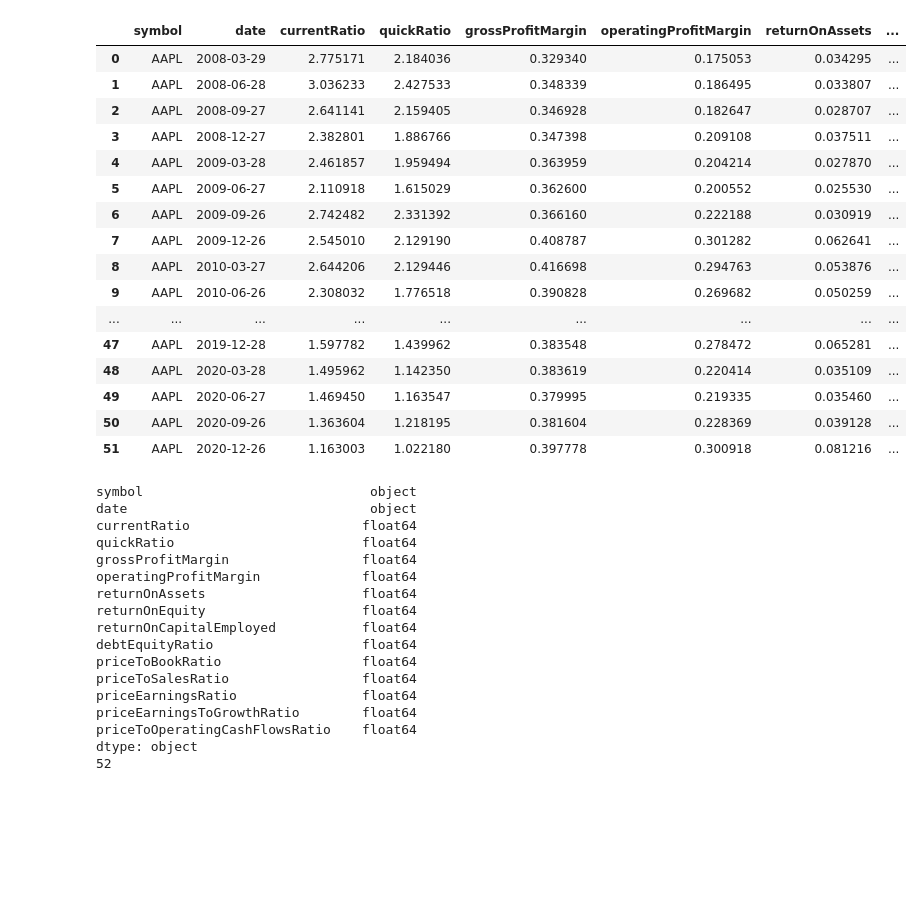
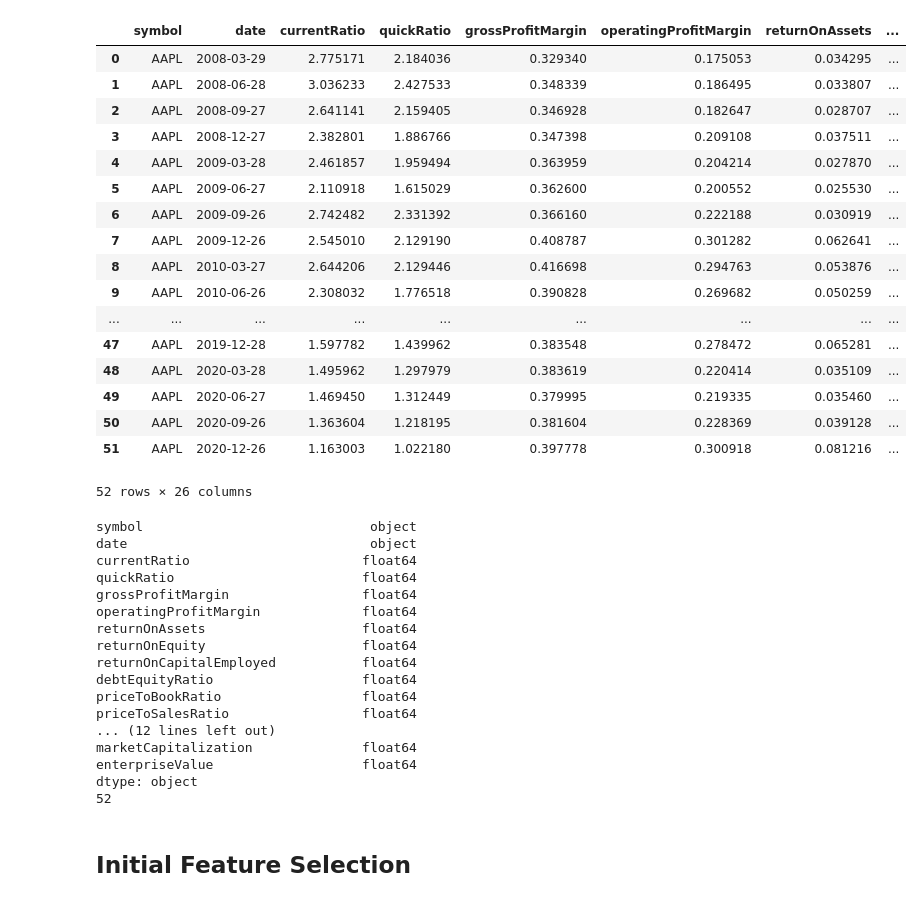
Before and after one commit to CDP99/CS-4641-Group-26, a Jupyter notebook: touchpoint2.ipynb, the cells around one changed output. Drawn from its saved outputs; the diff is of its cells as text; code cells hidden in the pictures; blank space fills up the shorter version.

```diff
--- a/touchpoint2.ipynb
+++ b/touchpoint2.ipynb
@@ -5,57 +8,60 @@ import numpy as np
 import pandas as pd
 
 from sklearn.decomposition import PCA, FastICA
-from sklearn.preprocessing import StandardScaler, scale
+from sklearn.preprocessing import StandardScaler, scale, MinMaxScaler
 from sklearn.linear_model import LinearRegression
 from sklearn.model_selection import KFold, cross_val_score
 
 import statsmodels.tsa.api as tsa
 from scipy.stats import probplot, moment
 
 import matplotlib.pyplot as plt
 import seaborn as sns
 
 from api_keys import fmp_api_key as api_key
 from API import API
 
 api = API(api_key, period='quarter', limit=52)
-res = api.getRatios("AAPL")
+res = api.getSamples("AAPL")
 
 display(res)
 print(res.dtypes)
 print(len(res))
 # %% [output]
 |  | symbol | date | currentRatio | quickRatio | grossProfitMargin | operatingProfitMargin | returnOnAssets | ... |
 | 0 | AAPL | 2008-03-29 | 2.775171 | 2.184036 | 0.329340 | 0.175053 | 0.034295 | ... |
 | 1 | AAPL | 2008-06-28 | 3.036233 | 2.427533 | 0.348339 | 0.186495 | 0.033807 | ... |
 | 2 | AAPL | 2008-09-27 | 2.641141 | 2.159405 | 0.346928 | 0.182647 | 0.028707 | ... |
 | 3 | AAPL | 2008-12-27 | 2.382801 | 1.886766 | 0.347398 | 0.209108 | 0.037511 | ... |
 | 4 | AAPL | 2009-03-28 | 2.461857 | 1.959494 | 0.363959 | 0.204214 | 0.027870 | ... |
 | 5 | AAPL | 2009-06-27 | 2.110918 | 1.615029 | 0.362600 | 0.200552 | 0.025530 | ... |
 | 6 | AAPL | 2009-09-26 | 2.742482 | 2.331392 | 0.366160 | 0.222188 | 0.030919 | ... |
 | 7 | AAPL | 2009-12-26 | 2.545010 | 2.129190 | 0.408787 | 0.301282 | 0.062641 | ... |
 | 8 | AAPL | 2010-03-27 | 2.644206 | 2.129446 | 0.416698 | 0.294763 | 0.053876 | ... |
 | 9 | AAPL | 2010-06-26 | 2.308032 | 1.776518 | 0.390828 | 0.269682 | 0.050259 | ... |
 | ... | ... | ... | ... | ... | ... | ... | ... | ... |
 | 47 | AAPL | 2019-12-28 | 1.597782 | 1.439962 | 0.383548 | 0.278472 | 0.065281 | ... |
-| 48 | AAPL | 2020-03-28 | 1.495962 | 1.142350 | 0.383619 | 0.220414 | 0.035109 | ... |
-| 49 | AAPL | 2020-06-27 | 1.469450 | 1.163547 | 0.379995 | 0.219335 | 0.035460 | ... |
+| 48 | AAPL | 2020-03-28 | 1.495962 | 1.297979 | 0.383619 | 0.220414 | 0.035109 | ... |
+| 49 | AAPL | 2020-06-27 | 1.469450 | 1.312449 | 0.379995 | 0.219335 | 0.035460 | ... |
 | 50 | AAPL | 2020-09-26 | 1.363604 | 1.218195 | 0.381604 | 0.228369 | 0.039128 | ... |
 | 51 | AAPL | 2020-12-26 | 1.163003 | 1.022180 | 0.397778 | 0.300918 | 0.081216 | ... |
-symbol                             object
-date                               object
-currentRatio                      float64
-quickRatio                        float64
-grossProfitMargin                 float64
-operatingProfitMargin             float64
-returnOnAssets                    float64
-returnOnEquity                    float64
-returnOnCapitalEmployed           float64
-debtEquityRatio                   float64
-priceToBookRatio                  float64
-priceToSalesRatio                 float64
-priceEarningsRatio                float64
-priceEarningsToGrowthRatio        float64
-priceToOperatingCashFlowsRatio    float64
-dtype: object
-52
+52 rows × 26 columns
+symbol                             object
+date                               object
+currentRatio                      float64
+quickRatio                        float64
+grossProfitMargin                 float64
+operatingProfitMargin             float64
+returnOnAssets                    float64
+returnOnEquity                    float64
+returnOnCapitalEmployed           float64
+debtEquityRatio                   float64
+priceToBookRatio                  float64
+priceToSalesRatio                 float64
+... (12 lines left out)
+marketCapitalization              float64
+enterpriseValue                   float64
+dtype: object
+52
+# %% [markdown]
+## Initial Feature Selection
```
Also changed, not shown: parts of 10 cells of this notebook, 5 other files.
